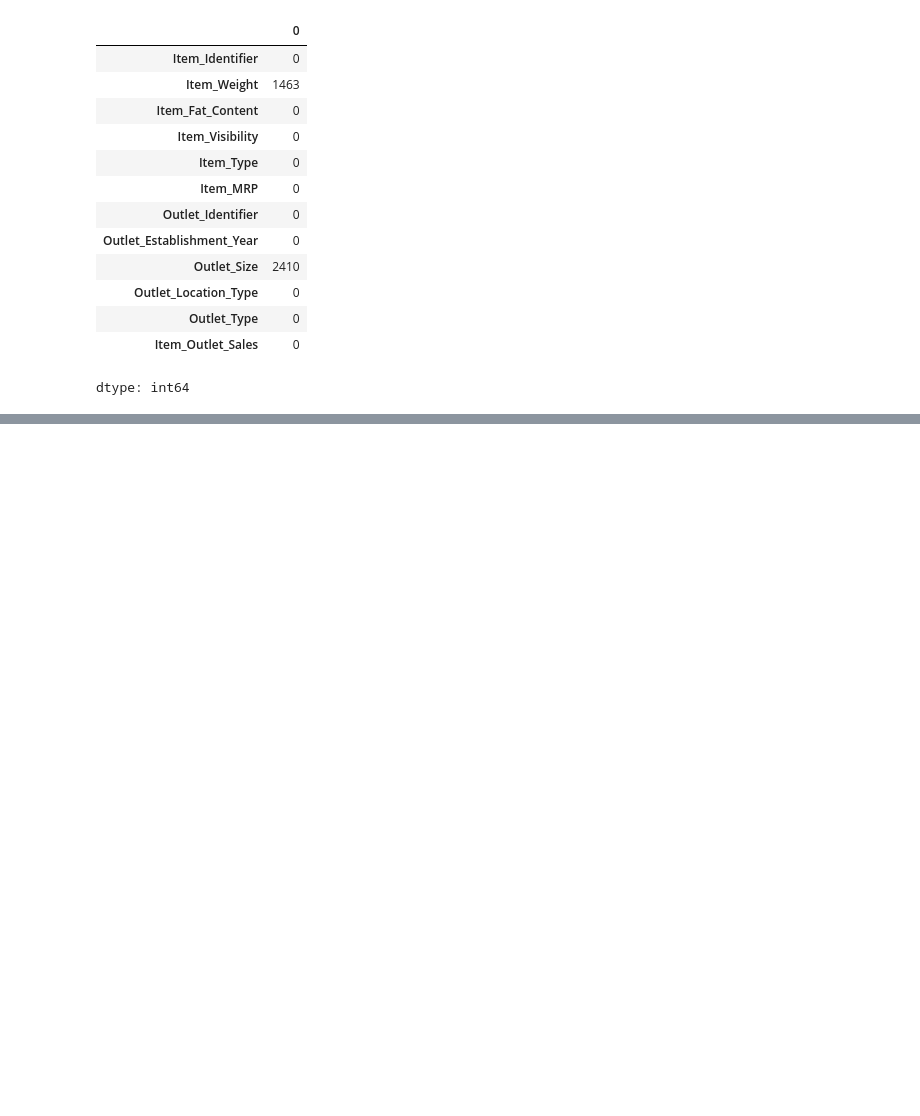
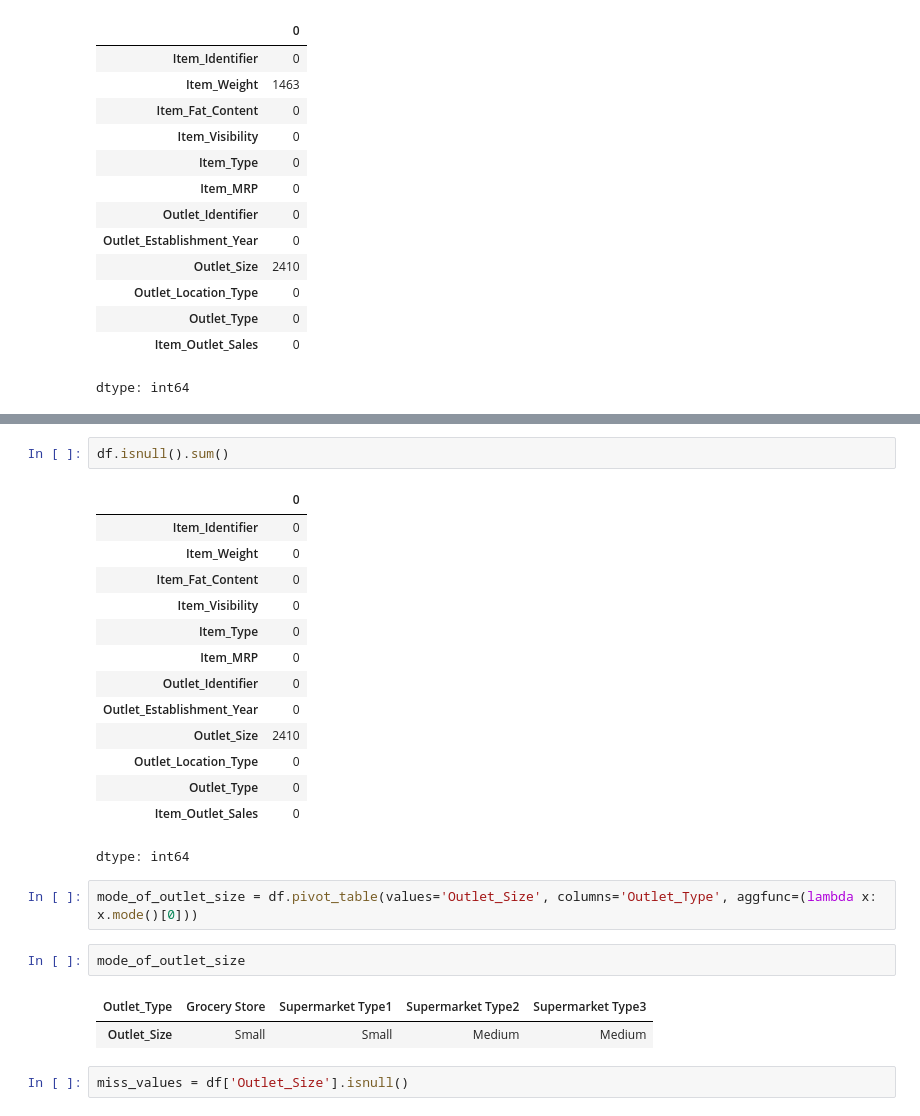
Before and after one commit to addetsi/Big-Mart-Sales-Prediction, a Jupyter notebook: Big_Mart_Sales_Prediction.ipynb, the cells around one changed output, grey strips where cells are left out. Cells and saved outputs as stored; diff of their text form; blank space fills up the shorter version.

```diff
--- a/Big_Mart_Sales_Prediction.ipynb
+++ b/Big_Mart_Sales_Prediction.ipynb
@@ -57,0 +99,26 @@ dtype: int64
+# %%
+df.isnull().sum()
+# %% [output]
+|  | 0 |
+| Item_Identifier | 0 |
+| Item_Weight | 0 |
+| Item_Fat_Content | 0 |
+| Item_Visibility | 0 |
+| Item_Type | 0 |
+| Item_MRP | 0 |
+| Outlet_Identifier | 0 |
+| Outlet_Establishment_Year | 0 |
+| Outlet_Size | 2410 |
+| Outlet_Location_Type | 0 |
+| Outlet_Type | 0 |
+| Item_Outlet_Sales | 0 |
+dtype: int64
+# %%
+mode_of_outlet_size = df.pivot_table(values='Outlet_Size', columns='Outlet_Type', aggfunc=(lambda x: x.mode()[0]))
+# %%
+mode_of_outlet_size
+# %% [output]
+| Outlet_Type | Grocery Store | Supermarket Type1 | Supermarket Type2 | Supermarket Type3 |
+| Outlet_Size | Small | Small | Medium | Medium |
+# %%
+miss_values = df['Outlet_Size'].isnull()
```
Also changed, not shown: parts of 10 cells of this notebook.
